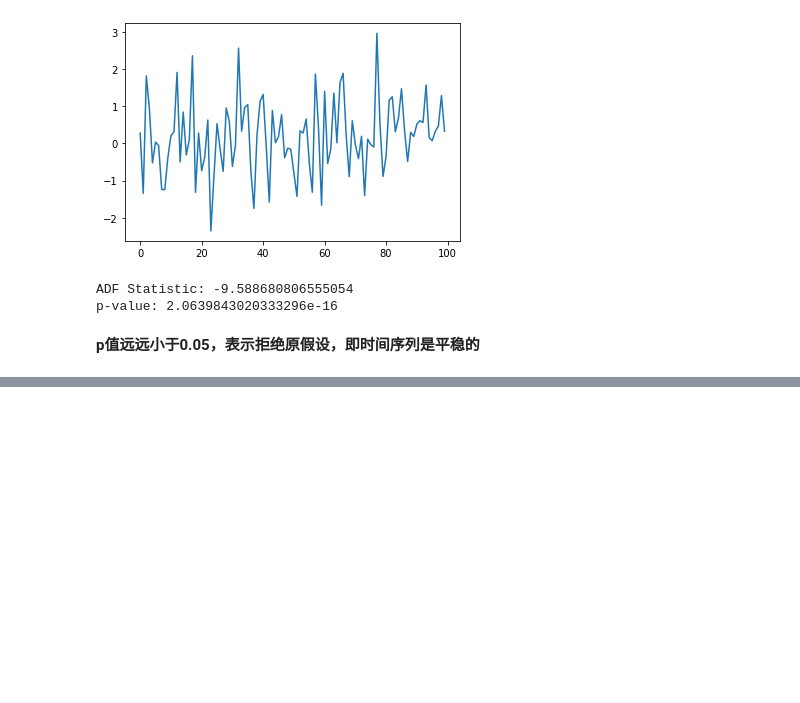
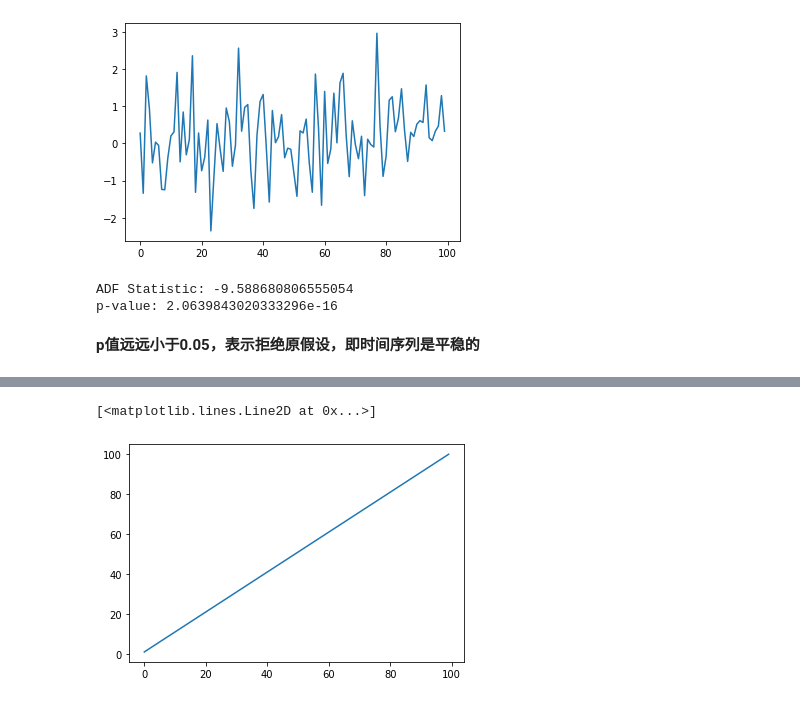
Before and after one commit to muxi324/timeseries101, a Jupyter notebook: cp3.ipynb, the cells around one changed output, grey strips where cells are left out. Saved outputs shown, nothing was run; the diff lists cells and outputs as text; code cells hidden in the pictures; blank space fills up the shorter version.

```diff
--- a/cp3.ipynb
+++ b/cp3.ipynb
@@ -47,0 +79,7 @@ p-value: 2.0639843020333296e-16
+# %%
+# 构造一个非平稳线性增长时间序列
+x= np.linspace(1,100,100)
+plt.plot(x)
+# %% [output]
+[<matplotlib.lines.Line2D at 0x...>]
+[figure, added]
```
Also changed, not shown: parts of 10 cells of this notebook, 10 other files.
